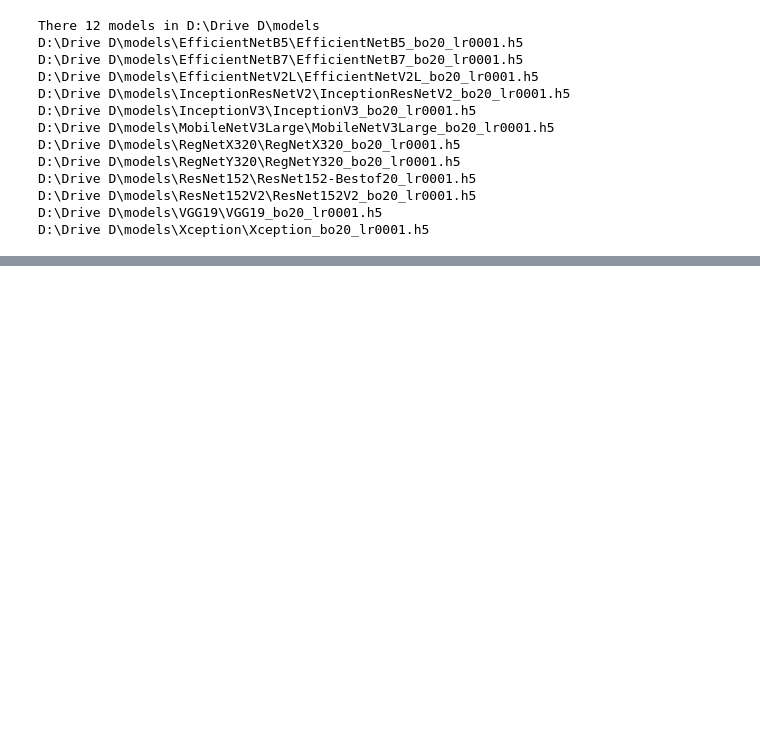
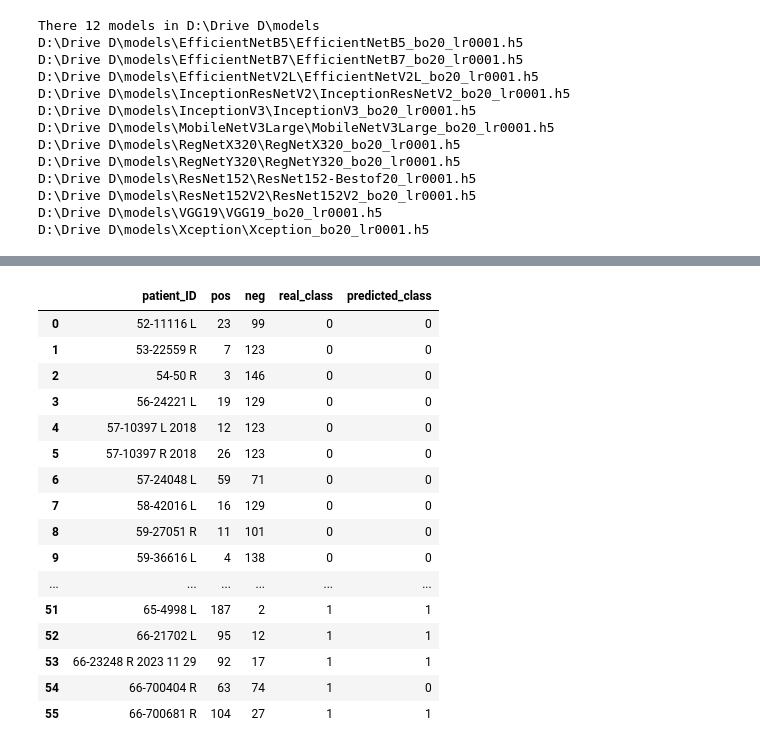
Before and after one commit to KananatSSN/Project_TMJOA, a Jupyter notebook: Phase_2.1/Consesus method/Model_consensus.ipynb, the cells around one changed output, grey strips where cells are left out. Drawn from its saved outputs; the diff is of its cells as text; code cells hidden in the pictures; blank space fills up the shorter version.

Commit message:
Testing consensus model

```diff
--- a/Phase_2.1/Consesus method/Model_consensus.ipynb
+++ b/Phase_2.1/Consesus method/Model_consensus.ipynb
@@ -66,16 +66,9 @@ def predict_images_in_folder(model, folder_path, image_size=(224, 224)):
 
     return predictions
 
-# Assuming you have already loaded your model
-# model = load_model(model_path)
-
-# Path to the folder containing your images
-image_folder = r"D:\Drive D\data_x\test\erosion_0\52-11116 L"
-
-# Make predictions
-results = predict_images_in_folder(model, image_folder)
-
-# Print the results
-for i, result in enumerate(results):
-    print(f"Image {i+1} prediction: {result}")
+# # Example for 1 folder prediction
+# image_folder = r"D:\Drive D\data_x\test\erosion_0\52-11116 L"
+# results = predict_images_in_folder(model, image_folder)
+# for i, result in enumerate(results):
+#     print(f"Image {i+1} prediction: {result}")
 # %% [output]
@@ -96,5 +89,3 @@ Image 119 prediction: [0.00191695]
 Image 120 prediction: [2.3137336e-05]
 Image 121 prediction: [0.00019888]
 Image 122 prediction: [0.00015077]
-# %%
-pos = [result for result in results if result > 0.5]
@@ -105,2 +91,0 @@ len(pos)
-# %%
-neg = [result for result in results if result <= 0.5]
@@ -110,0 +92,22 @@ len(neg)
+# %%
+import os
+
+def get_subfolder_paths(main_folder):
+    subfolder_paths = []
+
+    # Walk through the directory
+    for root, dirs, files in os.walk(main_folder):
+        for dir in dirs:
+            # Construct full path of the subfolder
+            subfolder_path = os.path.join(root, dir)
+            subfolder_paths.append(subfolder_path)
+
+    return subfolder_paths
+
+# Example usage
+main_folder = r"D:\Drive D\data_x\test\erosion_0"
+subfolders = get_subfolder_paths(main_folder)
+
+# Print all subfolder paths
+for subfolder in subfolders:
+    print(subfolder)
@@ -110,0 +204,20 @@ len(neg)
+# %%
+df_results
+# %% [output]
+|  | patient_ID | pos | neg | real_class | predicted_class |
+| 0 | 52-11116 L | 23 | 99 | 0 | 0 |
+| 1 | 53-22559 R | 7 | 123 | 0 | 0 |
+| 2 | 54-50 R | 3 | 146 | 0 | 0 |
+| 3 | 56-24221 L | 19 | 129 | 0 | 0 |
+| 4 | 57-10397 L 2018 | 12 | 123 | 0 | 0 |
+| 5 | 57-10397 R 2018 | 26 | 123 | 0 | 0 |
+| 6 | 57-24048 L | 59 | 71 | 0 | 0 |
+| 7 | 58-42016 L | 16 | 129 | 0 | 0 |
+| 8 | 59-27051 R | 11 | 101 | 0 | 0 |
+| 9 | 59-36616 L | 4 | 138 | 0 | 0 |
+| ... | ... | ... | ... | ... | ... |
+| 51 | 65-4998 L | 187 | 2 | 1 | 1 |
+| 52 | 66-21702 L | 95 | 12 | 1 | 1 |
+| 53 | 66-23248 R 2023 11 29 | 92 | 17 | 1 | 1 |
+| 54 | 66-700404 R | 63 | 74 | 1 | 0 |
+| 55 | 66-700681 R | 104 | 27 | 1 | 1 |
```
Also changed, not shown: parts of 6 cells of this notebook.
